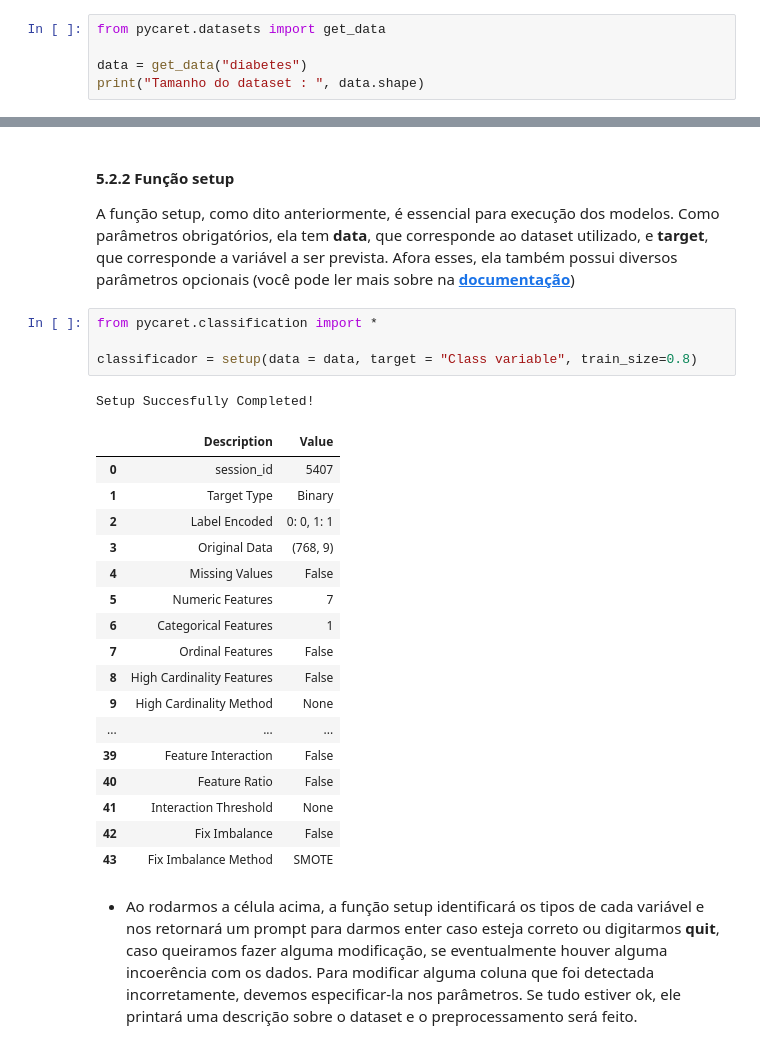
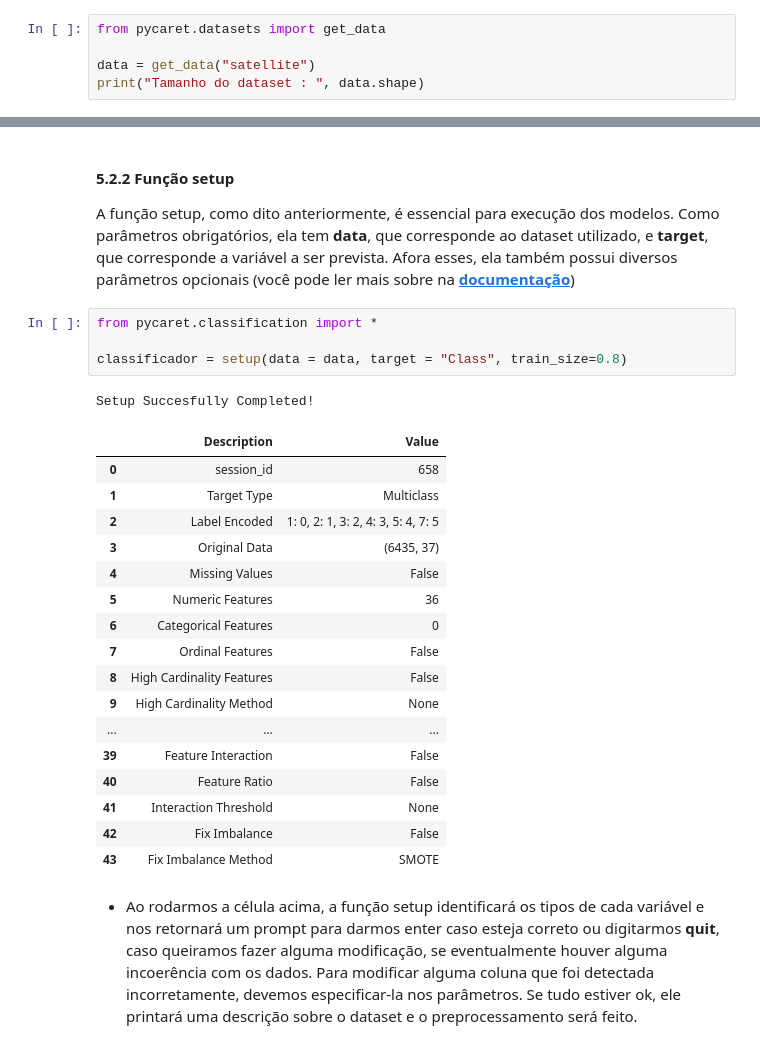
Before and after one commit to TailUFPB/Tutorials, a Jupyter notebook: Pycaret/Tutorial PyCaret.ipynb, the cells around one changed output, grey strips where cells are left out. Saved outputs shown, nothing was run; the diff lists cells and outputs as text.

```diff
--- a/Pycaret/Tutorial PyCaret.ipynb
+++ b/Pycaret/Tutorial PyCaret.ipynb
@@ -543,6 +543,6 @@ Nesse ponto vamos ler um dataset de brinquedo presente no repositório do própr
 # %%
 from pycaret.datasets import get_data
 
-data = get_data("diabetes")
+data = get_data("satellite")
 print("Tamanho do dataset : ", data.shape)
 # %% [output]
@@ -562,17 +562,17 @@ A função setup, como dito anteriormente, é essencial para execução dos mode
 # %%
 from pycaret.classification import *
 
-classificador = setup(data = data, target = "Class variable", train_size=0.8)
+classificador = setup(data = data, target = "Class", train_size=0.8)
 # %% [output]
 Setup Succesfully Completed!
 |  | Description | Value |
-| 0 | session_id | 5407 |
-| 1 | Target Type | Binary |
-| 2 | Label Encoded | 0: 0, 1: 1 |
-| 3 | Original Data | (768, 9) |
+| 0 | session_id | 658 |
+| 1 | Target Type | Multiclass |
+| 2 | Label Encoded | 1: 0, 2: 1, 3: 2, 4: 3, 5: 4, 7: 5 |
+| 3 | Original Data | (6435, 37) |
 | 4 | Missing Values | False |
-| 5 | Numeric Features | 7 |
-| 6 | Categorical Features | 1 |
+| 5 | Numeric Features | 36 |
+| 6 | Categorical Features | 0 |
 | 7 | Ordinal Features | False |
 | 8 | High Cardinality Features | False |
 | 9 | High Cardinality Method | None |
```
Also changed, not shown: parts of 32 cells of this notebook.
